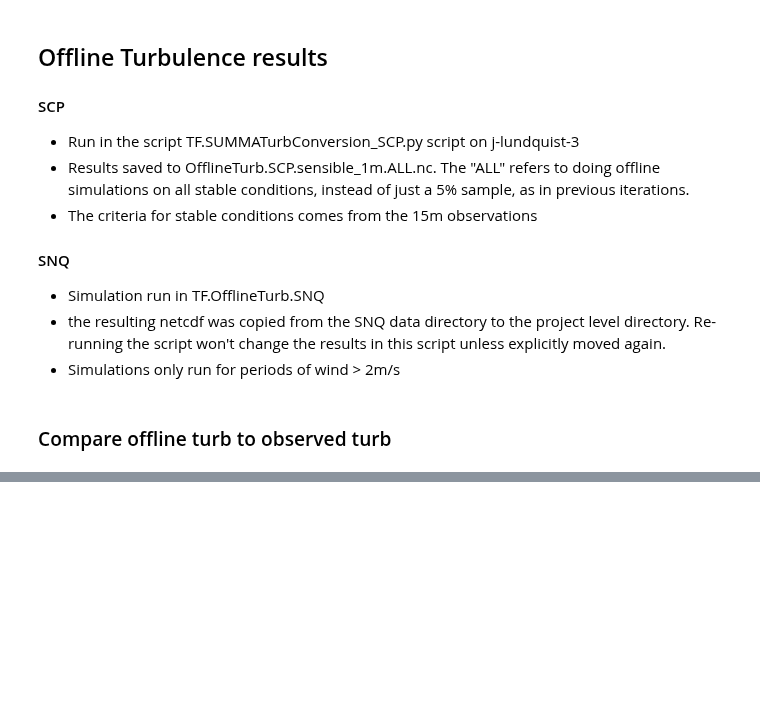
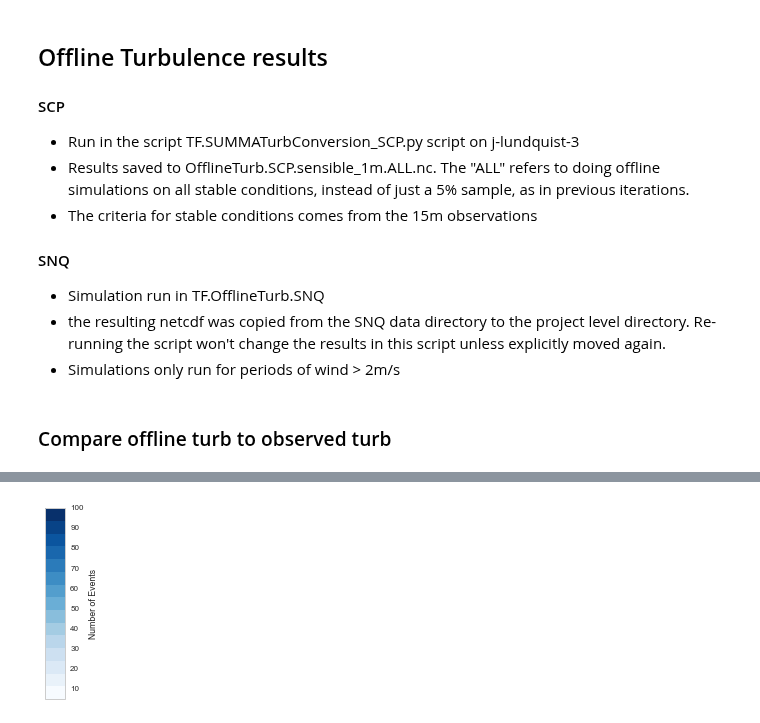
Before and after one commit to klapo/TurbulenceFeedbacks, a Jupyter notebook: TF.OfflineTurb.SCP_SNQ.Bias.ipynb, the cells around one changed output, grey strips where cells are left out. Drawn from its saved outputs; the diff is of its cells as text; code cells hidden in the pictures; blank space fills up the shorter version.

```diff
--- a/TF.OfflineTurb.SCP_SNQ.Bias.ipynb
+++ b/TF.OfflineTurb.SCP_SNQ.Bias.ipynb
@@ -277,0 +285,17 @@ axes[0].set_ylabel('Model $Q_h (Wm^{-2})$')
+# %%
+# Colorbar
+fig, caxi = plt.subplots(1, 1, figsize=(1, 3))
+# Set the colormap and norm to correspond to the data for which
+# the colorbar will be used.
+cmap = kgraph.cmap_discretize(cm.Blues, 15)
+norm = matplotlib.colors.Normalize(vmin=5, vmax=100)
+cbar = matplotlib.colorbar.ColorbarBase(caxi, cmap=cmap,
+                                norm=norm,
+                                orientation='vertical')
+
+# cbar = plt.colorbar(im, cax=caxi, orientation="vertical", spacing='proportional')
+cbar.ax.set_ylabel('Number of Events')
+plt.tight_layout()
+fig.savefig('OfflineTurb.2dHist.Colorbar.pdf')
+# %% [output]
+[figure, added]
```
Also changed, not shown: parts of 3 cells of this notebook, 1 other file.
